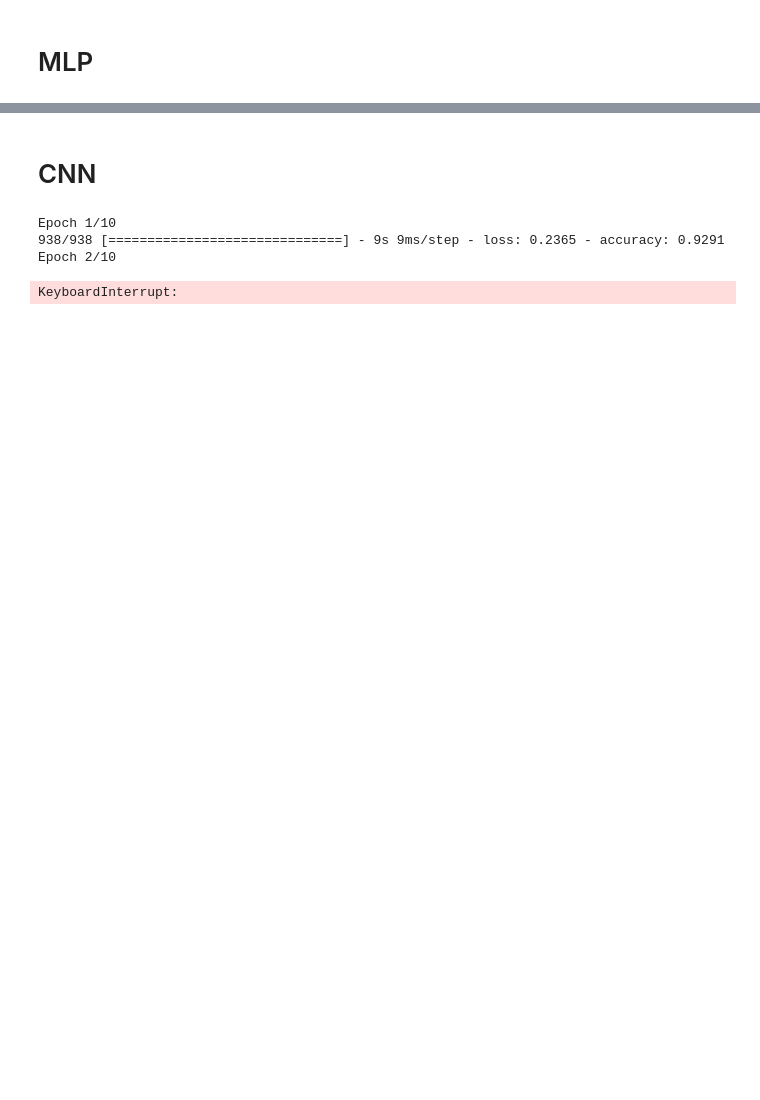
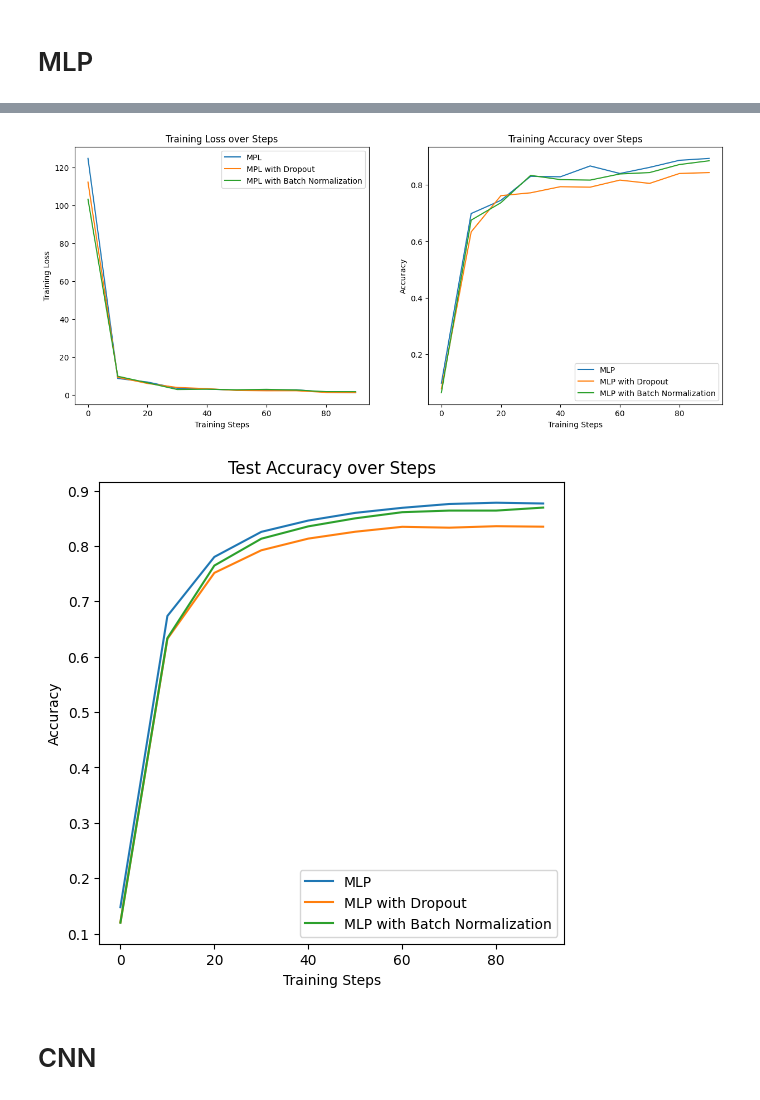
Before and after one commit to nathanbowness/CSI5340Assignments, a Jupyter notebook: Assignment2/Assignment2_Code.ipynb, the cells around one changed output, grey strips where cells are left out. Cells and saved outputs as stored; diff of their text form; code cells hidden in the pictures; blank space fills up the shorter version.

```diff
--- a/Assignment2/Assignment2_Code.ipynb
+++ b/Assignment2/Assignment2_Code.ipynb
@@ -330,40 +271,40 @@ plt.show()
+# %%
+x_train, y_train, x_test, y_test = get_mnist_dataset_normalized()
+
+# Standard MLP
+mlp = MultiLayerPerception(x_train, y_train, x_test, y_test, False, False)
+mlp.train()
+mlp_train_accuracy, mlp_loss_data = mlp.get_train_data()
+mlp_train_accuracy_x_axis = mlp.get_train_data_x_array()
+mlp_test_accuracy = mlp.get_test_data_accuracy()
+
+# MLP with dropout
+mlp_dropout = MultiLayerPerception(x_train, y_train, x_test, y_test, True, False)
+mlp_dropout.train()
+mlp_dropout_train_accuracy, mlp_dropout_loss_data = mlp_dropout.get_train_data()
+mlp_dropout_test_accuracy = mlp_dropout.get_test_data_accuracy()
+
+# MLP with batch normalization
+mlp_batch_norm = MultiLayerPerception(x_train, y_train, x_test, y_test, False, True)
+mlp_batch_norm.train()
+mlp_batch_norm_train_accuracy, mlp_batch_norm_loss_data = mlp_batch_norm.get_train_data()
+mlp_batch_norm_test_accuracy = mlp_batch_norm.get_test_data_accuracy()
+# %%
+# Plot training loss and accuracy for MLP, MLP with dropout, and MLP with batch normalization
+figure3 = plt.figure(figsize=(15, 6))
+subplot = plot_training_loss_data(figure3, mlp_train_accuracy_x_axis, mlp_loss_data, mlp_dropout_loss_data, mlp_batch_norm_loss_data, 'Training Loss over Steps', "MPL", 1, 2, 1)
+figure3.add_subplot(subplot)
+subplot = plot_training_accuracy_data(figure3, mlp_train_accuracy_x_axis, mlp_train_accuracy, mlp_dropout_train_accuracy, mlp_batch_norm_train_accuracy, 'Training Accuracy over Steps', "MLP", 1, 2, 2)
+figure3.add_subplot(subplot)
+plt.show()
+
+figure4 = plt.figure(figsize=(6, 6))
+subplot = plot_test_accuracy_data(figure4, mlp_train_accuracy_x_axis, mlp_test_accuracy, mlp_dropout_test_accuracy, mlp_batch_norm_test_accuracy, 'Test Accuracy over Steps', "MLP", 1, 1, 1)
+figure4.add_subplot(subplot)
+
+plt.show()
+# %% [output]
+[figure, added]
+[figure, added]
 # %% [markdown]
 # CNN
-# %%
-# Load and preprocess the MNIST dataset
-(x_train, y_train), (x_test, y_test) = tf.keras.datasets.mnist.load_data()
-x_train, x_test = x_train.astype('float32') / 255.0, x_test.astype('float32') / 255.0  # Normalize pixel values to [0, 1
-
-# Expand dimensions for compatibility with CNN
-x_train = x_train[..., tf.newaxis]
-x_test = x_test[..., tf.newaxis]
-
-# Convert class labels to one-hot encoded tensors
-num_classes = 10
-y_train = tf.one_hot(y_train, depth=num_classes)
-y_test = tf.one_hot(y_test, depth=num_classes)
-
-# Define the CNN architecture
-model = tf.keras.Sequential([
-    tf.keras.layers.Conv2D(32, (3, 3), activation='relu', input_shape=(28, 28, 1)),
-    tf.keras.layers.MaxPooling2D((2, 2)),
-    tf.keras.layers.Flatten(),
-    tf.keras.layers.Dense(64, activation='relu'),
-    tf.keras.layers.Dropout(0.2),
-    tf.keras.layers.Dense(num_classes, activation='softmax')
-])
-
-# Compile the model
-model.compile(optimizer='adam', loss='categorical_crossentropy', metrics=['accuracy'])
-
-# Train the model
-model.fit(x_train, y_train, epochs=10, batch_size=64)
-
-# Evaluate the model on test data
-test_loss, test_accuracy = model.evaluate(x_test, y_test)
-print(f"Test Loss: {test_loss}, Test Accuracy: {test_accuracy}")
-# %% [output]
-Epoch 1/10
-938/938 [==============================] - 9s 9ms/step - loss: 0.2365 - accuracy: 0.9291
-Epoch 2/10
-KeyboardInterrupt:
```
Also changed, not shown: parts of 15 cells of this notebook.
